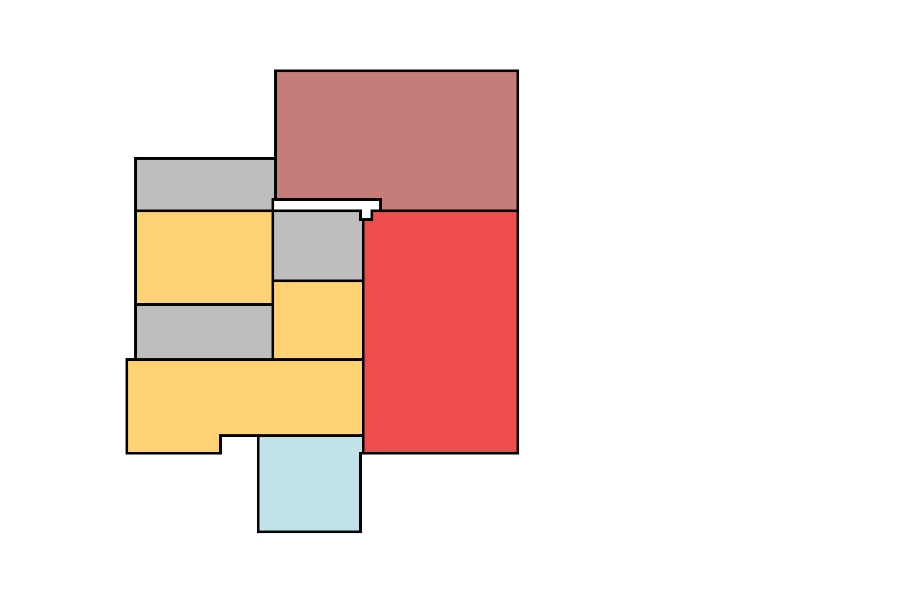
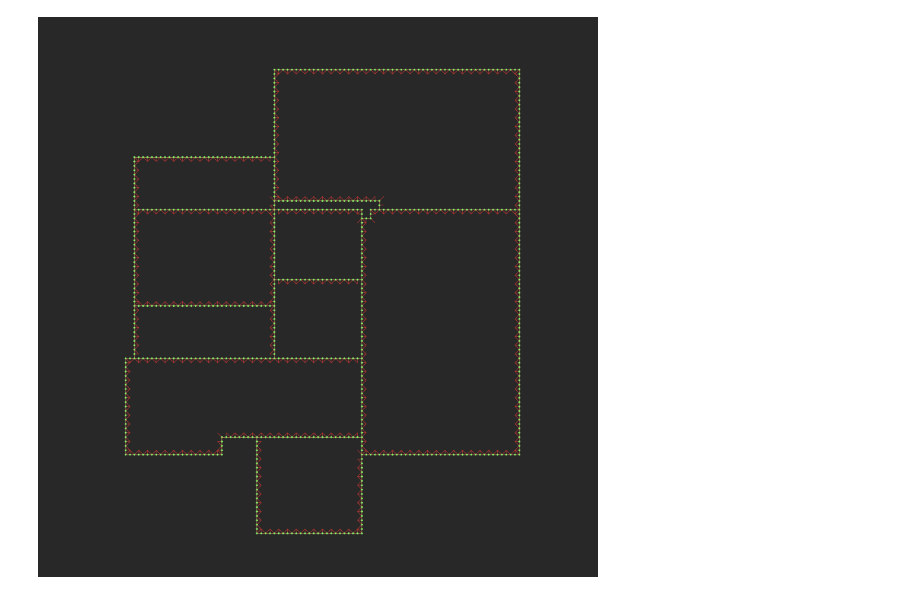
Before and after one commit to enix403/blueprint, a Jupyter notebook: scratch.ipynb, the cells around one changed output. Drawn from its saved outputs; the diff is of its cells as text; code cells hidden in the pictures.

Commit message:
Sep mask

```diff
--- a/scratch.ipynb
+++ b/scratch.ipynb
@@ -39,6 +39,8 @@ room_mask = sum(room.to_mask() * (i + 1) for i, room in enumerate(rooms))
 sep_mask = create_sep_mask(room_mask)
 # %%
 scaled_sep_mask = scale_sep_mask(sep_mask, 3, 3)
-blit_rooms(rooms, scaled_sep_mask, out_size=1024)
+# blit_rooms(rooms, scaled_sep_mask, out_size=1024)
-# %% [output]
-[figure, removed]
+# %%
+visualize_mask(sep_mask)
+# %% [output]
+[figure, added]
```
Also changed, not shown: parts of 2 cells of this notebook, 1 other file.
